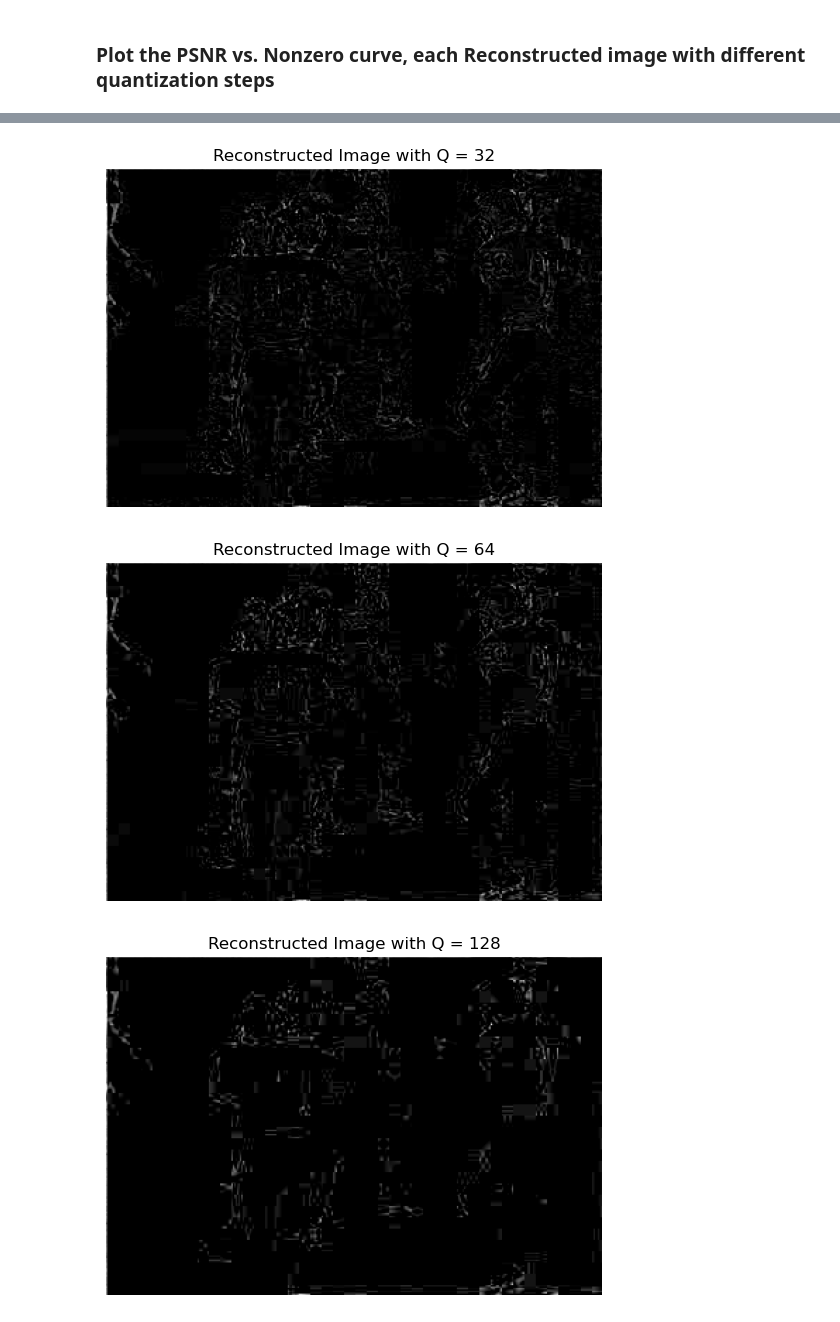
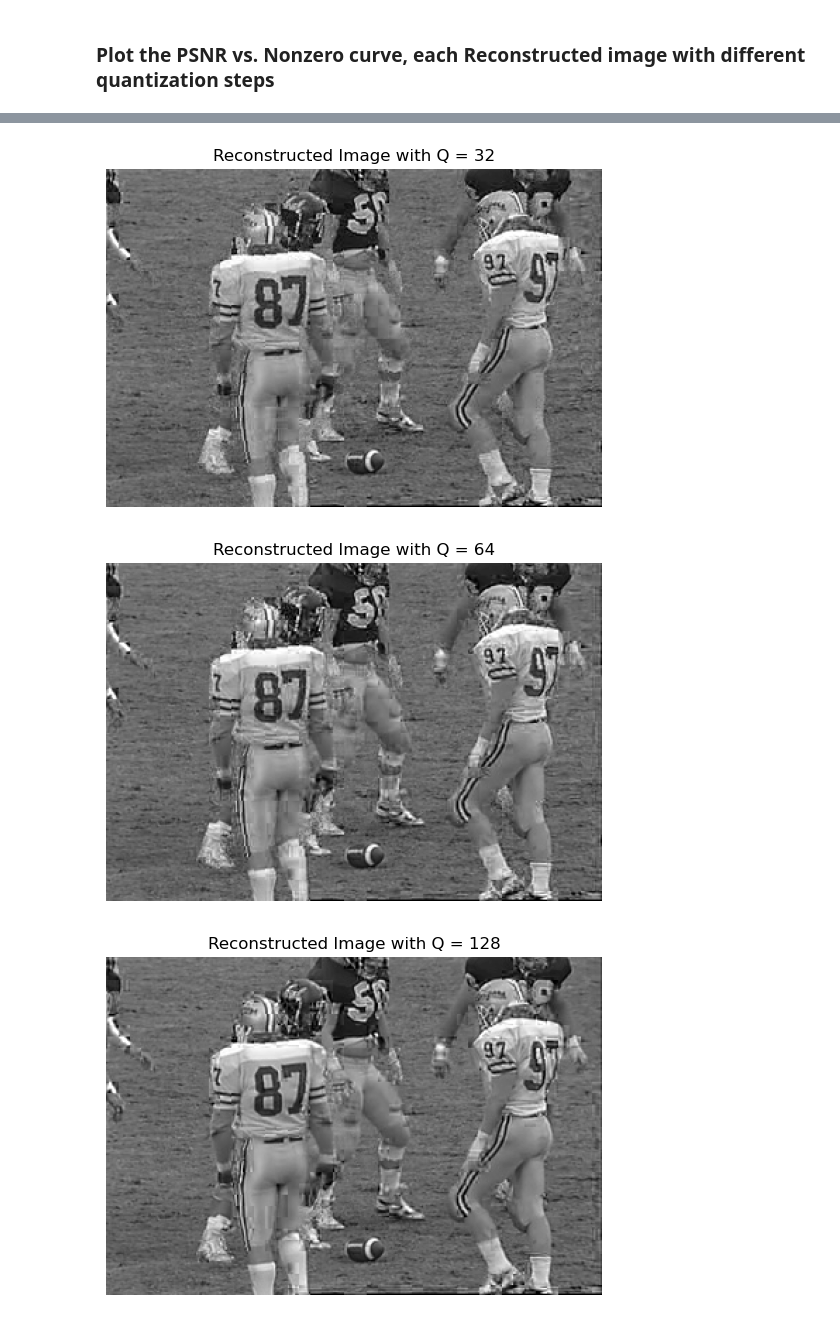
Before and after one commit to Alaqian/ECE-GY-6123-Image-and-Video-Processing, a Jupyter notebook: CA06/CA06-aaz7118.ipynb, the cells around one changed output, grey strips where cells are left out. Cells and saved outputs as stored; diff of their text form; code cells hidden in the pictures.

```diff
--- a/CA06/CA06-aaz7118.ipynb
+++ b/CA06/CA06-aaz7118.ipynb
@@ -268,7 +268,7 @@ for q in Q_list:
             # IDCT to the quantized dct block, input astype float
             err_block_rec = cv2.idct(dct_block_quant.astype('float'))
             # reconstruct the block
-            rec_img_pad[x0:x0+N, y0:y0+N] = err_block_rec
+            rec_img_pad[x0:x0+N, y0:y0+N] = img2_pad[x0:x0+N, y0:y0+N] + err_block_rec
     # Remove padding
     rec_img = rec_img_pad[0:rows, 0:cols]
 
@@ -290,9 +290,9 @@ plt.xlabel('Non-zero')
 plt.ylabel('PSNR')
 plt.title('PSNR vs. Non-zero')
 
-for Q in Q_list:
+for q in Q_list:
     plt.figure()
-    plt.imshow(Rec_img[Q_list.index(Q)],cmap='gray')
-    plt.title(f'Reconstructed Image with Q = {Q}')
+    plt.imshow(Rec_img[Q_list.index(q)],cmap='gray')
+    plt.title(f'Reconstructed Image with Q = {q}')
     plt.axis('off')
 # %% [output]
@@ -302,6 +302,6 @@ for Q in Q_list:
-[figure, old version]
+[figure, new version]
-[figure, old version]
+[figure, new version]
-[figure, old version]
+[figure, new version]
 # %%
 # Create a README.md from this notebook
 !jupyter nbconvert --TagRemovePreprocessor.enabled=True --TagRemovePreprocessor.remove_cell_tags ignore CA06-aaz7118.ipynb --to html --template lab
```
Also changed, not shown: parts of 2 cells of this notebook, 9 other files.
